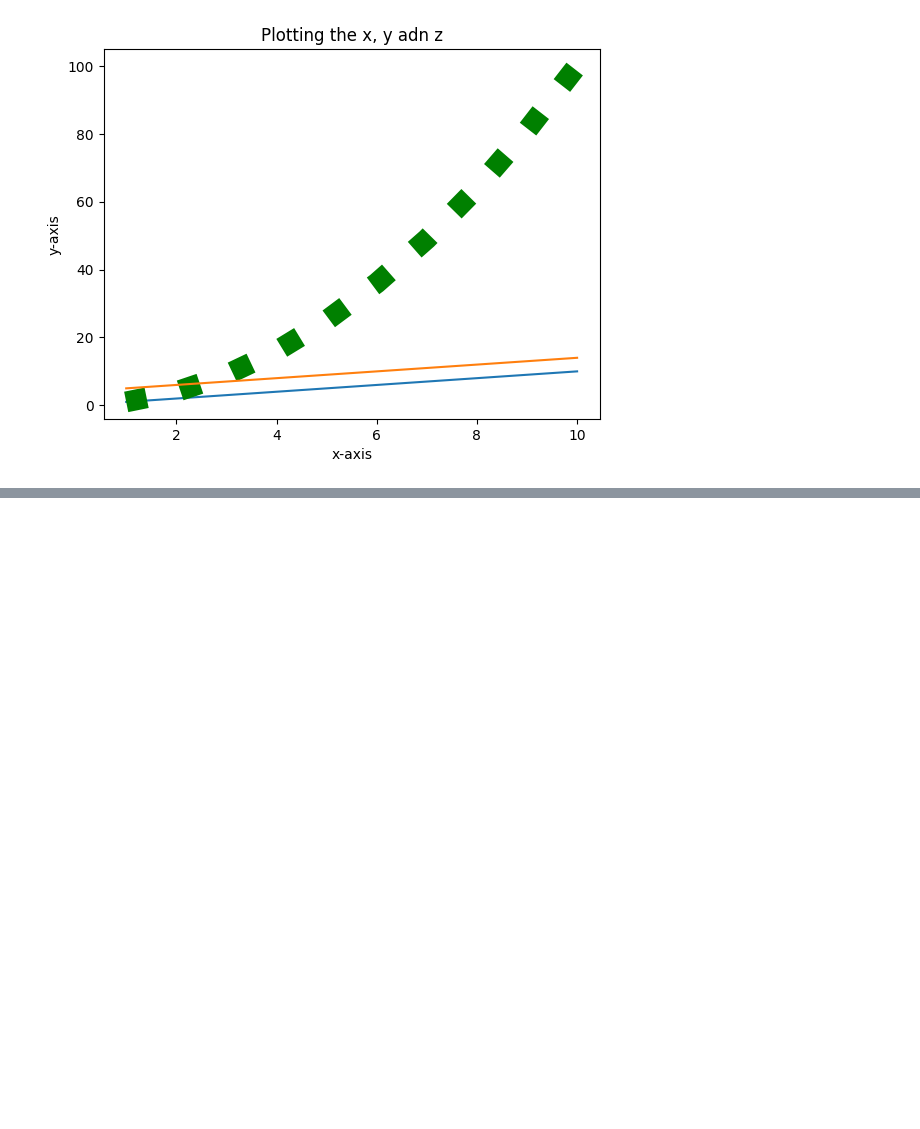
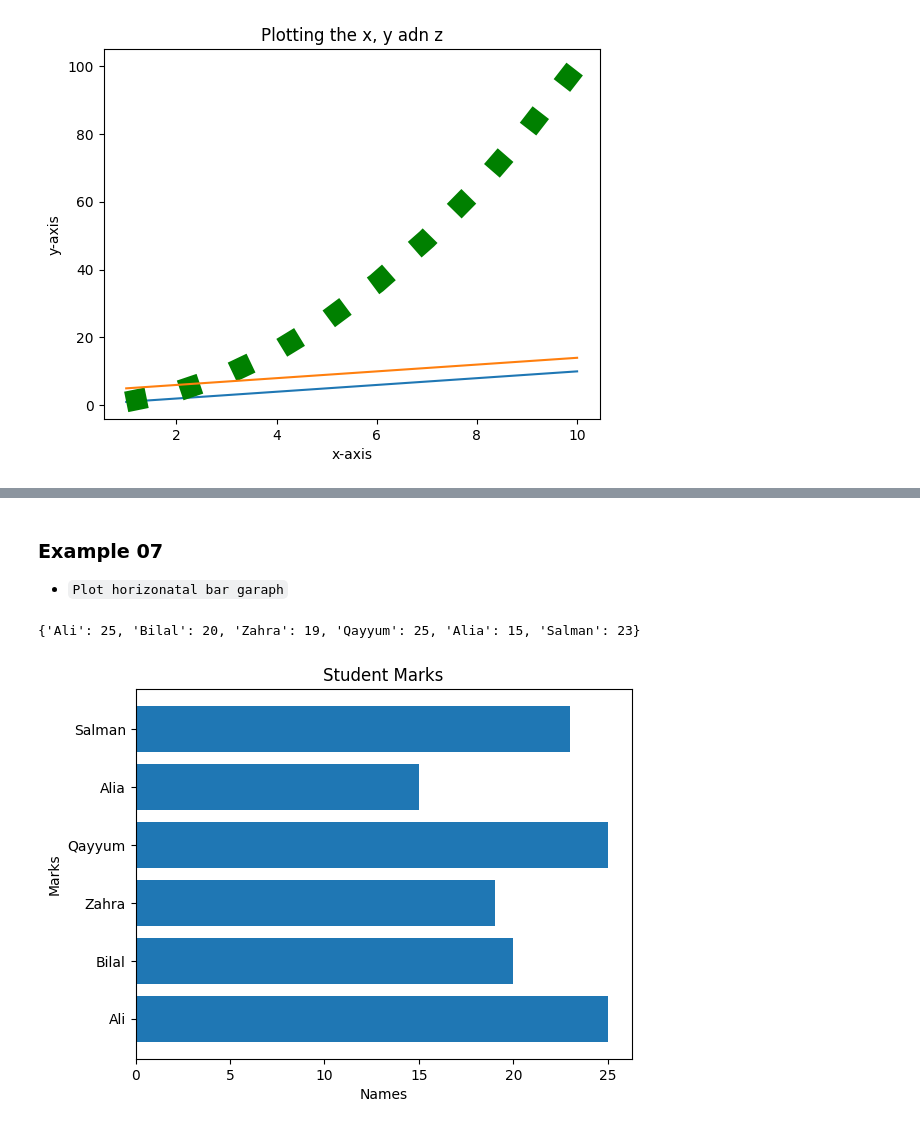
Before and after one commit to ZiaUrRehman-bit/Python-Course-For-Biginners, a Jupyter notebook: 02 Numpy Pandas Matplotlib.ipynb, the cells around one changed output, grey strips where cells are left out. Drawn from its saved outputs; the diff is of its cells as text; code cells hidden in the pictures; blank space fills up the shorter version.

```diff
--- a/02 Numpy Pandas Matplotlib.ipynb
+++ b/02 Numpy Pandas Matplotlib.ipynb
@@ -1204,0 +1255,18 @@ plt.show()
+# %% [markdown]
+### Example 07
+- `Plot horizonatal bar garaph`
+# %%
+stuMarks = {"Ali": 25, "Bilal": 20, "Zahra": 19, "Qayyum": 25, "Alia": 15, "Salman": 23}
+print(stuMarks)
+
+k = list(stuMarks.keys())
+v = list(stuMarks.values())
+
+plt.title("Student Marks")
+plt.xlabel("Names")
+plt.ylabel("Marks")
+plt.barh(k,v)
+plt.show()
+# %% [output]
+{'Ali': 25, 'Bilal': 20, 'Zahra': 19, 'Qayyum': 25, 'Alia': 15, 'Salman': 23}
+[figure, added]
```
Also changed, not shown: parts of 8 cells of this notebook.
